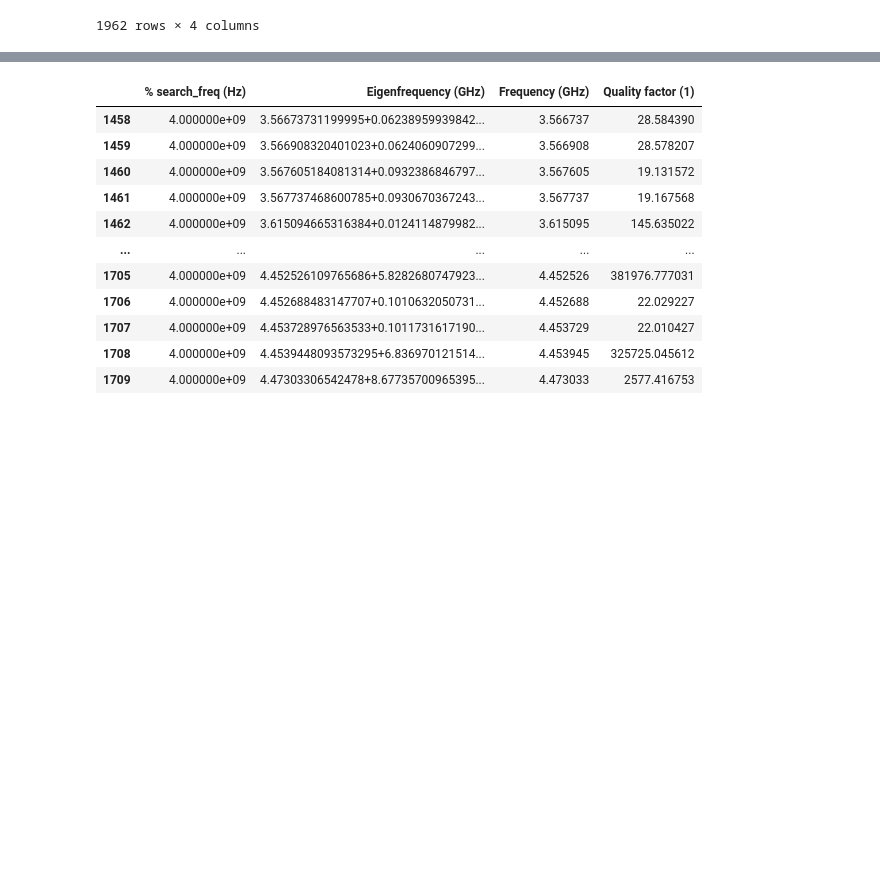
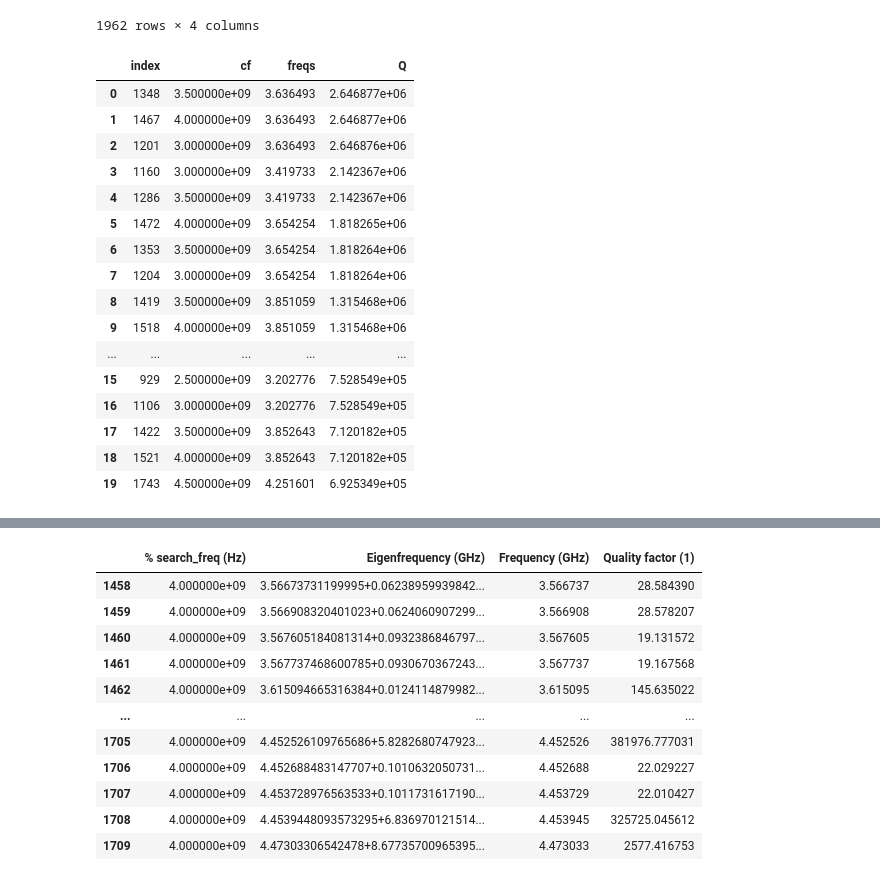
Before and after one commit to leay01/whispering_gallery_MAIN, a Jupyter notebook: wgm_code/Q_fac_analysis/Qfac_new.ipynb, the cells around one changed output, grey strips where cells are left out. Cells and saved outputs as stored; diff of their text form; code cells hidden in the pictures; blank space fills up the shorter version.

```diff
--- a/wgm_code/Q_fac_analysis/Qfac_new.ipynb
+++ b/wgm_code/Q_fac_analysis/Qfac_new.ipynb
@@ -55,6 +55,27 @@ peaks = pd.DataFrame(peak_dict).sort_values('Q', ascending=False).reset_index(in
 Q_peaks1, _1 = spg.find_peaks(Q1to5['Quality factor (1)'])
 Q_peak_freqs1 = Q1to5['Frequency (GHz)'].loc[Q_peaks1]
 Q_peak_Qs1 = Q1to5['Quality factor (1)'].loc[Q_peaks1]
-peak_dict1 = {'freqs': Q_peak_freqs1, 'Q': Q_peak_Qs1}
+Q_cfs1 = Q1to5['% search_freq (Hz)'].loc[Q_peaks1]
+peak_dict1 = {'cf': Q_cfs1, 'freqs': Q_peak_freqs1, 'Q': Q_peak_Qs1}
 peaks1 = pd.DataFrame(peak_dict1).sort_values('Q', ascending=False).reset_index(inplace=False)
+# %%
+peaks1.head(20)
+# %% [output]
+|  | index | cf | freqs | Q |
+| 0 | 1348 | 3.500000e+09 | 3.636493 | 2.646877e+06 |
+| 1 | 1467 | 4.000000e+09 | 3.636493 | 2.646877e+06 |
+| 2 | 1201 | 3.000000e+09 | 3.636493 | 2.646876e+06 |
+| 3 | 1160 | 3.000000e+09 | 3.419733 | 2.142367e+06 |
+| 4 | 1286 | 3.500000e+09 | 3.419733 | 2.142367e+06 |
+| 5 | 1472 | 4.000000e+09 | 3.654254 | 1.818265e+06 |
+| 6 | 1353 | 3.500000e+09 | 3.654254 | 1.818264e+06 |
+| 7 | 1204 | 3.000000e+09 | 3.654254 | 1.818264e+06 |
+| 8 | 1419 | 3.500000e+09 | 3.851059 | 1.315468e+06 |
+| 9 | 1518 | 4.000000e+09 | 3.851059 | 1.315468e+06 |
+| ... | ... | ... | ... | ... |
+| 15 | 929 | 2.500000e+09 | 3.202776 | 7.528549e+05 |
+| 16 | 1106 | 3.000000e+09 | 3.202776 | 7.528549e+05 |
+| 17 | 1422 | 3.500000e+09 | 3.852643 | 7.120182e+05 |
+| 18 | 1521 | 4.000000e+09 | 3.852643 | 7.120182e+05 |
+| 19 | 1743 | 4.500000e+09 | 4.251601 | 6.925349e+05 |
 # %%
```
Also changed, not shown: parts of 24 cells of this notebook, 4 other files.
